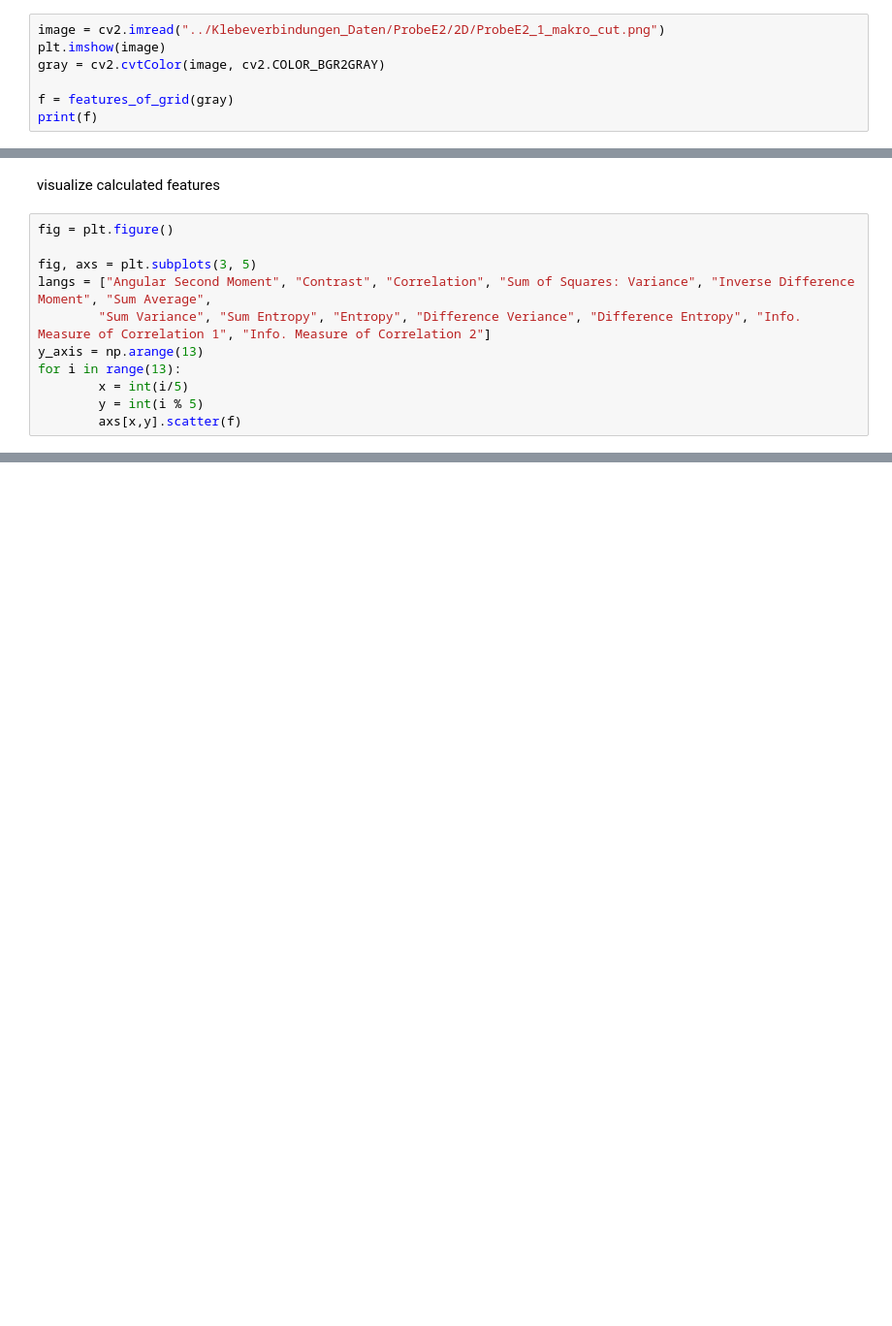
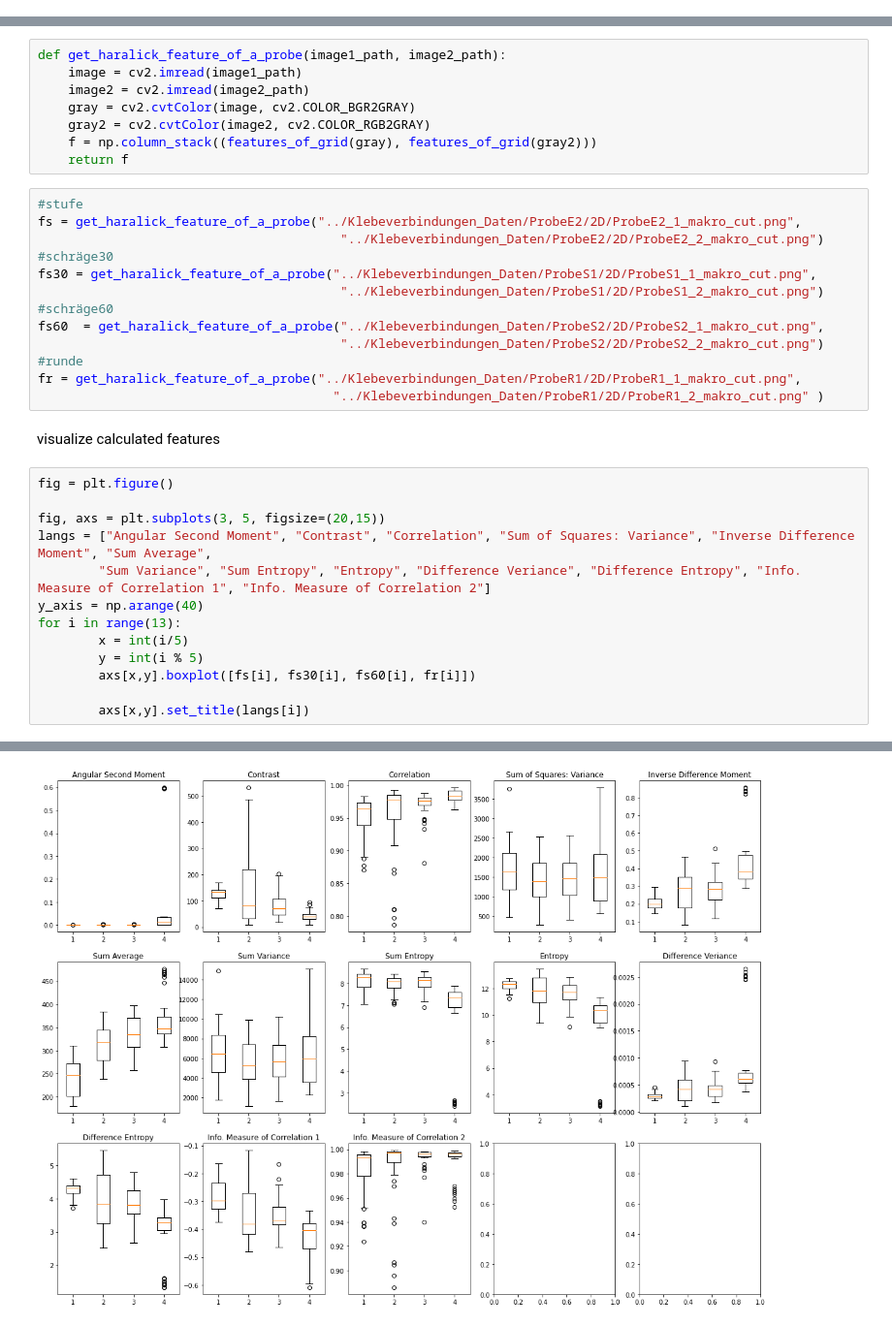
Before and after one commit to jingyophuong/versagenanalyse, a Jupyter notebook: Code/texturefeatures.ipynb, the cells around one changed output, grey strips where cells are left out. Shown: that part at 97% size. Cells and saved outputs as stored; diff of their text form; blank space fills up the shorter version.

Commit message:
texture features as grid calculated

```diff
--- a/Code/texturefeatures.ipynb
+++ b/Code/texturefeatures.ipynb
@@ -71,7 +68,0 @@ test
-# %%
-image = cv2.imread("../Klebeverbindungen_Daten/ProbeE2/2D/ProbeE2_1_makro_cut.png")
-plt.imshow(image)
-gray = cv2.cvtColor(image, cv2.COLOR_BGR2GRAY)
-
-f = features_of_grid(gray)
-print(f)
@@ -97,14 +71,37 @@ print(f)
+# %%
+def get_haralick_feature_of_a_probe(image1_path, image2_path):
+    image = cv2.imread(image1_path)
+    image2 = cv2.imread(image2_path)
+    gray = cv2.cvtColor(image, cv2.COLOR_BGR2GRAY)
+    gray2 = cv2.cvtColor(image2, cv2.COLOR_RGB2GRAY)
+    f = np.column_stack((features_of_grid(gray), features_of_grid(gray2)))
+    return f
+# %%
+#stufe
+fs = get_haralick_feature_of_a_probe("../Klebeverbindungen_Daten/ProbeE2/2D/ProbeE2_1_makro_cut.png",
+                                        "../Klebeverbindungen_Daten/ProbeE2/2D/ProbeE2_2_makro_cut.png")
+#schräge30
+fs30 = get_haralick_feature_of_a_probe("../Klebeverbindungen_Daten/ProbeS1/2D/ProbeS1_1_makro_cut.png",
+                                        "../Klebeverbindungen_Daten/ProbeS1/2D/ProbeS1_2_makro_cut.png")
+#schräge60
+fs60  = get_haralick_feature_of_a_probe("../Klebeverbindungen_Daten/ProbeS2/2D/ProbeS2_1_makro_cut.png",
+                                        "../Klebeverbindungen_Daten/ProbeS2/2D/ProbeS2_2_makro_cut.png")
+#runde
+fr = get_haralick_feature_of_a_probe("../Klebeverbindungen_Daten/ProbeR1/2D/ProbeR1_1_makro_cut.png",
+                                       "../Klebeverbindungen_Daten/ProbeR1/2D/ProbeR1_2_makro_cut.png" )
 # %% [markdown]
 visualize calculated features
 # %%
 fig = plt.figure()
 
-fig, axs = plt.subplots(3, 5)
+fig, axs = plt.subplots(3, 5, figsize=(20,15))
 langs = ["Angular Second Moment", "Contrast", "Correlation", "Sum of Squares: Variance", "Inverse Difference Moment", "Sum Average",
         "Sum Variance", "Sum Entropy", "Entropy", "Difference Veriance", "Difference Entropy", "Info. Measure of Correlation 1", "Info. Measure of Correlation 2"]
-y_axis = np.arange(13)
+y_axis = np.arange(40)
 for i in range(13):
         x = int(i/5)
         y = int(i % 5)
-        axs[x,y].scatter(f)
+        axs[x,y].boxplot([fs[i], fs30[i], fs60[i], fr[i]])
+
+        axs[x,y].set_title(langs[i])
 # %% [output]
@@ -111,0 +109 @@ SyntaxError: invalid syntax (<ipython-input-116-e716b35eca46>, line 7)
+[figure, added]
```
Also changed, not shown: parts of 5 cells of this notebook.
